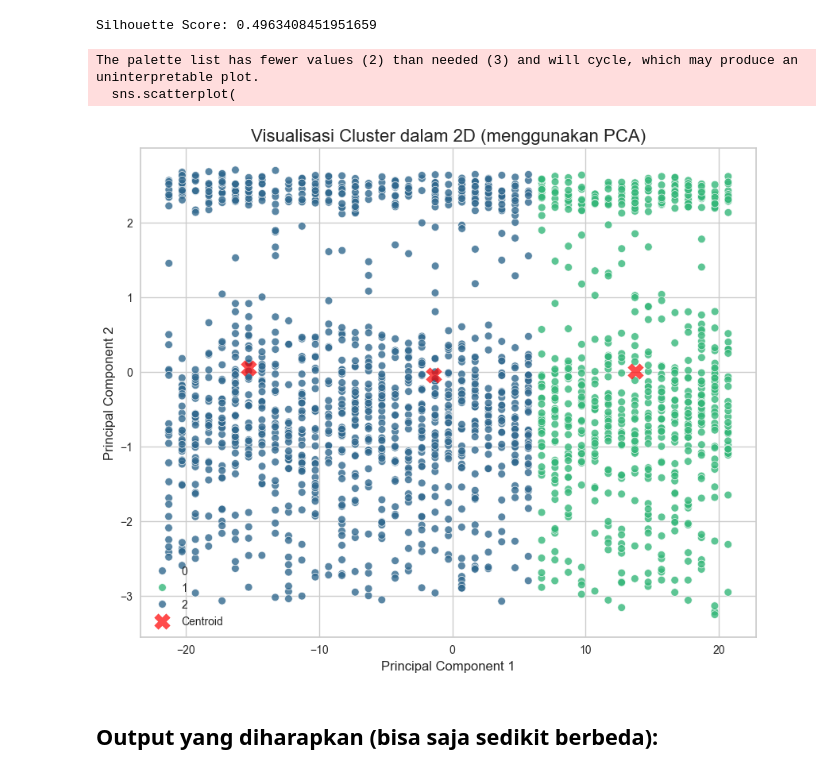
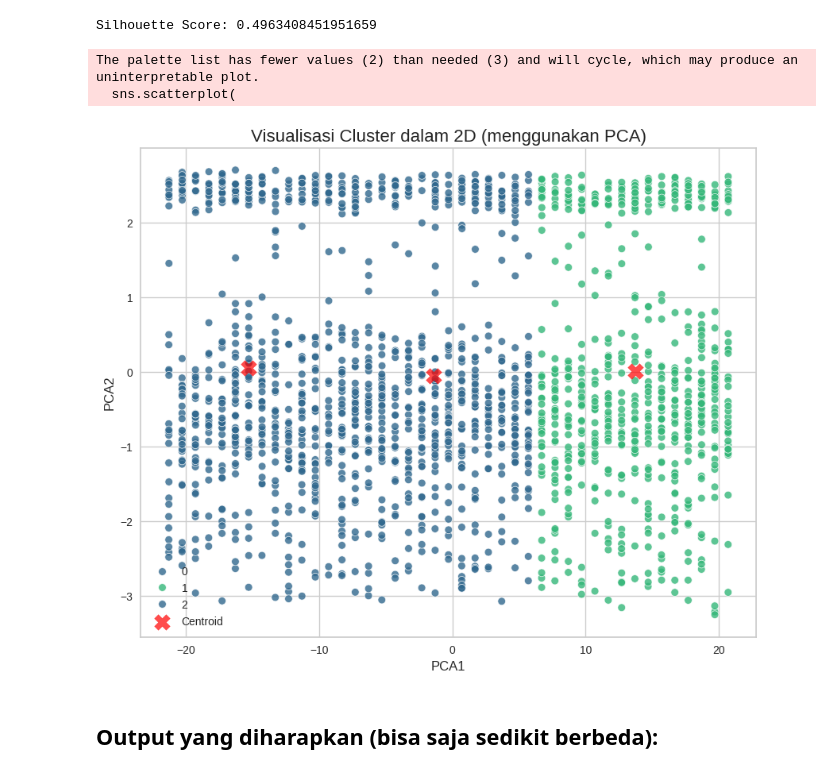
Before and after one commit to w0pal/machinelearningpemula_dicoding, a Jupyter notebook: [Clustering]_Submission_Akhir_BMLP_Mohammad_Naufal_Maulana.ipynb, the cells around one changed output. Cells and saved outputs as stored; diff of their text form; code cells hidden in the pictures.

```diff
--- a/[Clustering]_Submission_Akhir_BMLP_Mohammad_Naufal_Maulana.ipynb
+++ b/[Clustering]_Submission_Akhir_BMLP_Mohammad_Naufal_Maulana.ipynb
@@ -616,8 +624,7 @@ model = KMeans()
 visualizer = KElbowVisualizer(model,
                        k=(2,10),
                        metric='silhouette',
-                       timings=False,
-                       force_model=True)
+                       timings=False)
 
 # Jalankan (fit) visualizer pada data
 visualizer.fit(df)
@@ -691,39 +698,39 @@ Silhouette Score: 0.4963408451951659
 pca = PCA(n_components=2)
 
 # Terapkan (fit) PCA ke data 'df' dan transformasikan data tersebut
 df_pca = pca.fit_transform(df)
 
 # Buat DataFrame baru 'df_pca' dari hasil transformasi
-df_pca = pd.DataFrame(data=df_pca, columns=['Principal Component 1', 'Principal Component 2'])
+df_pca = pd.DataFrame(data=df_pca, columns=['PCA1', 'PCA2'])
 
 # Tambahkan kolom 'Cluster' ke 'df_pca' menggunakan 'labels'(variabel dari hasil 'kmeans.labels_' sebelumnya)
 df_pca['Cluster'] = labels
 
 # Buat scatter plot menggunakan Seaborn
 plt.figure(figsize=(10, 8))
 sns.scatterplot(
-    x='Principal Component 1',
-    y='Principal Component 2',
+    x='PCA1',
+    y='PCA2',
     hue='Cluster',  # Warnai titik berdasarkan kolom 'Cluster'
     palette=sns.color_palette("viridis", n_colors=2),
     data=df_pca,
     legend="full",
     alpha=0.8
 )
 
 ### SELESAI CODE ###
 
 plt.title('Visualisasi Cluster dalam 2D (menggunakan PCA)', fontsize=16)
-plt.xlabel('Principal Component 1', fontsize=12)
-plt.ylabel('Principal Component 2', fontsize=12)
+plt.xlabel('PCA1', fontsize=12)
+plt.ylabel('PCA2', fontsize=12)
 centers = pca.transform(model.cluster_centers_)
 plt.scatter(centers[:, 0], centers[:, 1], c='red', s=200, alpha=0.7, marker='X', label='Centroid')
 plt.legend()
 plt.show()
 # %% [output]
 The palette list has fewer values (2) than needed (3) and will cycle, which may produce an uninterpretable plot.
   sns.scatterplot(
-[figure, old version]
+[figure, new version]
 # %% [markdown]
 ## **Output yang diharapkan** (bisa saja sedikit berbeda)**:**
 # %% [markdown]
```
Also changed, not shown: parts of 8 cells of this notebook, 2 other files.
